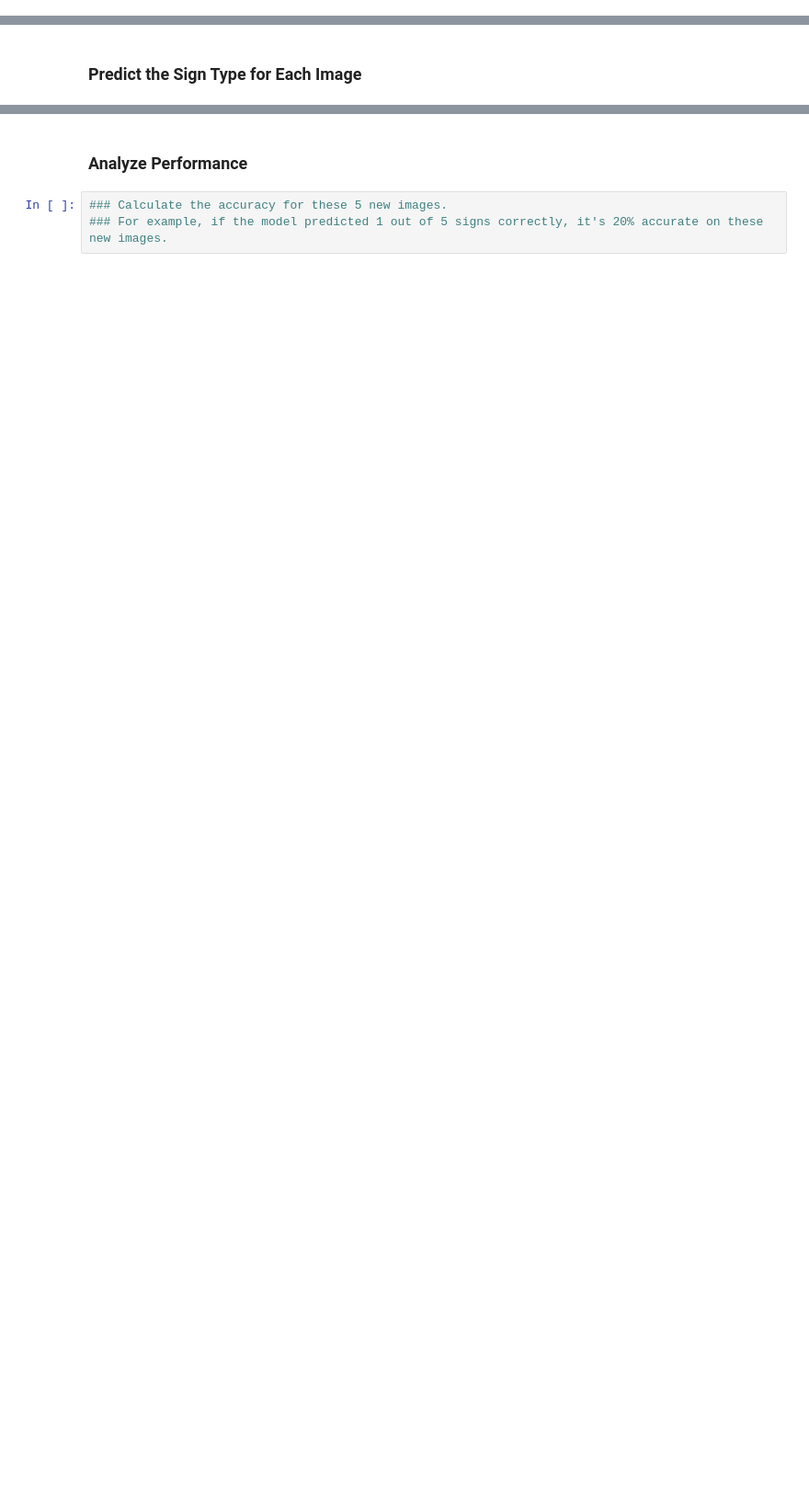
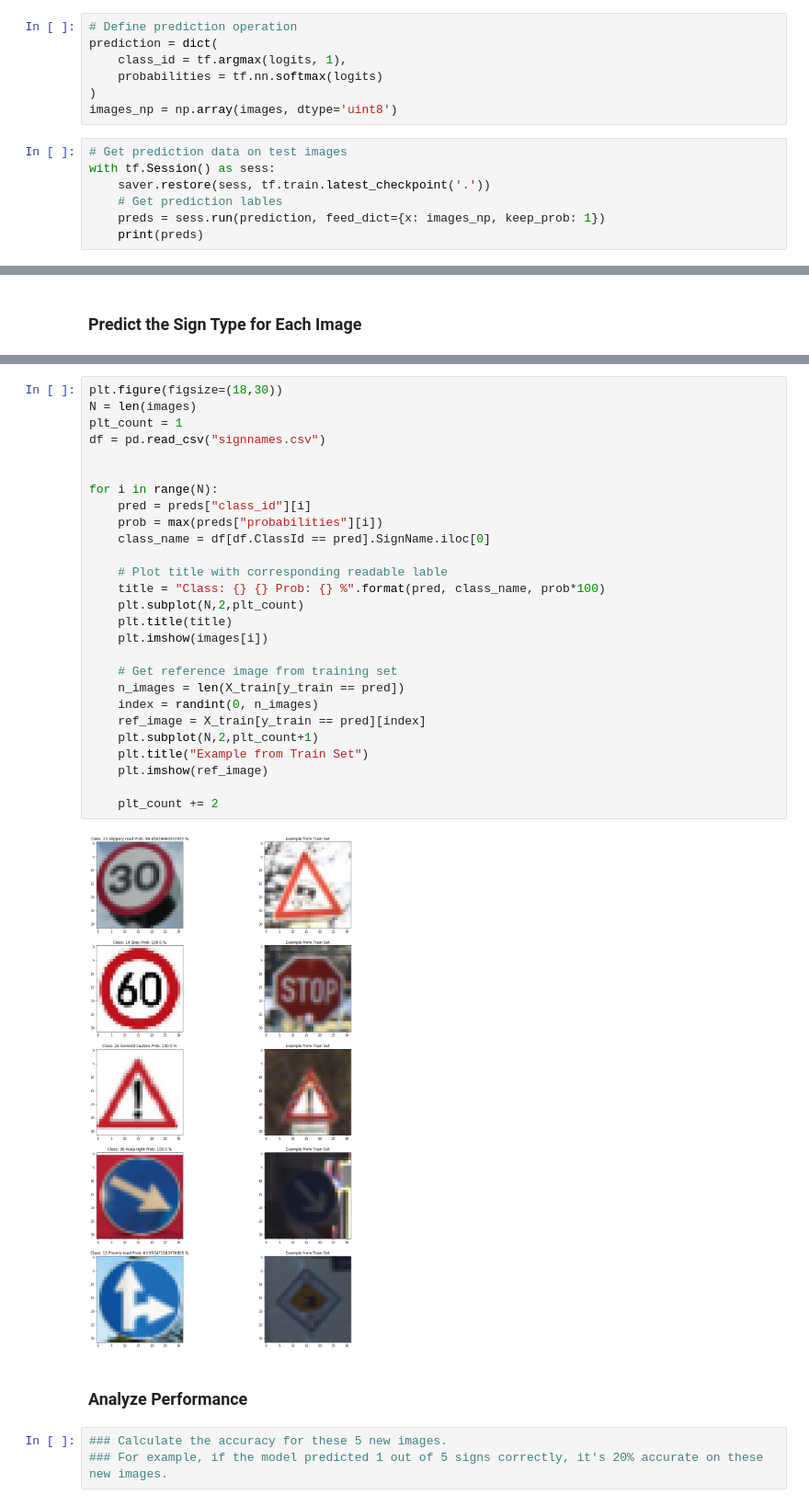
Before and after one commit to Ricram2/Traffic-Sign-Classifier-LeNet-5, a Jupyter notebook: Traffic_Sign_Classifier.ipynb, the cells around one changed output, grey strips where cells are left out. Shown at 92% size. Saved outputs shown, nothing was run; the diff lists cells and outputs as text; blank space fills up the shorter version.

```diff
--- a/Traffic_Sign_Classifier.ipynb
+++ b/Traffic_Sign_Classifier.ipynb
@@ -414,0 +406,14 @@ ValueError: Cannot feed value of shape (5, 32, 32, 1) for Tensor 'Placeholder_18
+# %%
+# Define prediction operation
+prediction = dict(
+    class_id = tf.argmax(logits, 1),
+    probabilities = tf.nn.softmax(logits)
+)
+images_np = np.array(images, dtype='uint8')
+# %%
+# Get prediction data on test images
+with tf.Session() as sess:
+    saver.restore(sess, tf.train.latest_checkpoint('.'))
+    # Get prediction lables
+    preds = sess.run(prediction, feed_dict={x: images_np, keep_prob: 1})
+    print(preds)
@@ -421,3 +440,32 @@ ValueError: Cannot feed value of shape (5, 32, 32, 1) for Tensor 'Placeholder_18
+# %%
+plt.figure(figsize=(18,30))
+N = len(images)
+plt_count = 1
+df = pd.read_csv("signnames.csv")
+
+
+for i in range(N):
+    pred = preds["class_id"][i]
+    prob = max(preds["probabilities"][i])
+    class_name = df[df.ClassId == pred].SignName.iloc[0]
+
+    # Plot title with corresponding readable lable
+    title = "Class: {} {} Prob: {} %".format(pred, class_name, prob*100)
+    plt.subplot(N,2,plt_count)
+    plt.title(title)
+    plt.imshow(images[i])
+
+    # Get reference image from training set
+    n_images = len(X_train[y_train == pred])
+    index = randint(0, n_images)
+    ref_image = X_train[y_train == pred][index]
+    plt.subplot(N,2,plt_count+1)
+    plt.title("Example from Train Set")
+    plt.imshow(ref_image)
+
+    plt_count += 2
+# %% [output]
+[figure, added]
 # %% [markdown]
 ### Analyze Performance
 # %%
```
Also changed, not shown: parts of 20 cells of this notebook, 13 other files.
